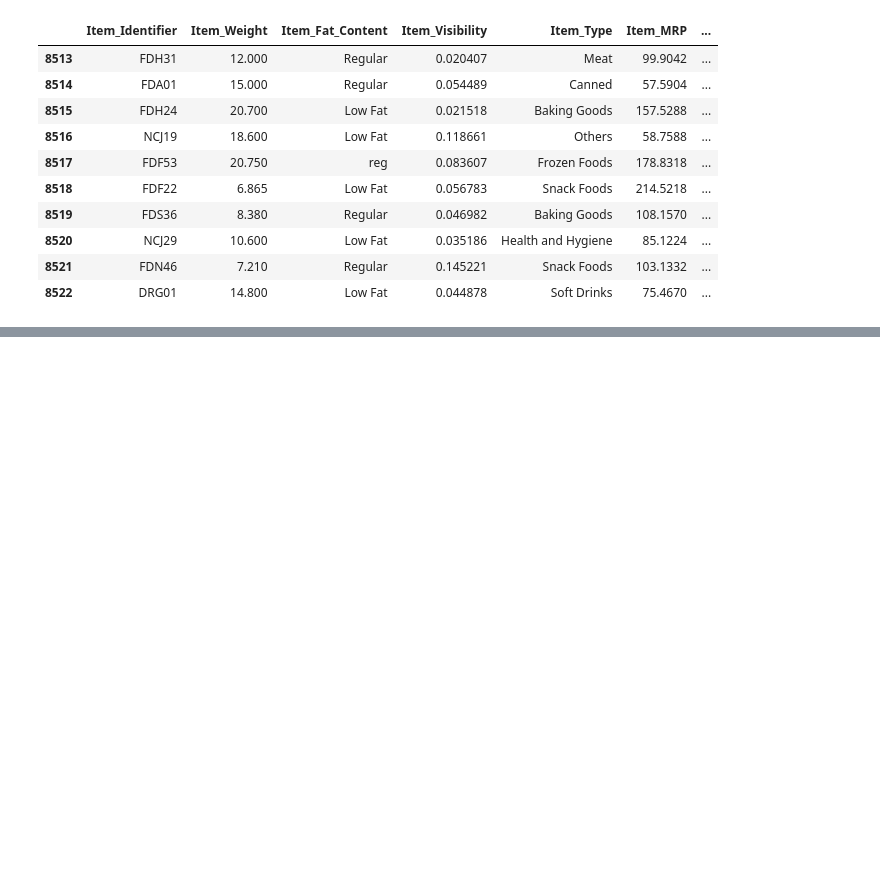
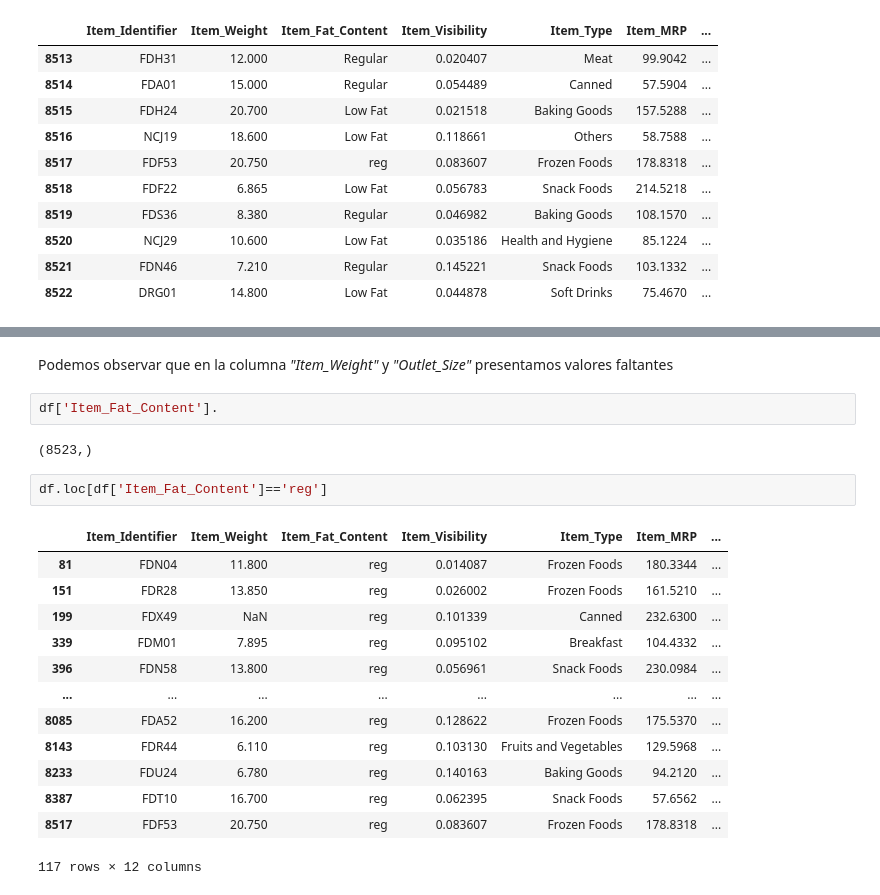
Before and after one commit to Xavialva/Ventas-predicciones, a Jupyter notebook: Limpieza_de_datos.ipynb, the cells around one changed output, grey strips where cells are left out. Saved outputs shown, nothing was run; the diff lists cells and outputs as text; blank space fills up the shorter version.

```diff
--- a/Limpieza_de_datos.ipynb
+++ b/Limpieza_de_datos.ipynb
@@ -60,0 +83,22 @@ df.tail(10)
+# %% [markdown]
+Podemos observar que en la columna *"Item_Weight"* y *"Outlet_Size"* presentamos valores faltantes
+# %%
+df['Item_Fat_Content'].
+# %% [output]
+(8523,)
+# %%
+df.loc[df['Item_Fat_Content']=='reg']
+# %% [output]
+|  | Item_Identifier | Item_Weight | Item_Fat_Content | Item_Visibility | Item_Type | Item_MRP | ... |
+| 81 | FDN04 | 11.800 | reg | 0.014087 | Frozen Foods | 180.3344 | ... |
+| 151 | FDR28 | 13.850 | reg | 0.026002 | Frozen Foods | 161.5210 | ... |
+| 199 | FDX49 | NaN | reg | 0.101339 | Canned | 232.6300 | ... |
+| 339 | FDM01 | 7.895 | reg | 0.095102 | Breakfast | 104.4332 | ... |
+| 396 | FDN58 | 13.800 | reg | 0.056961 | Snack Foods | 230.0984 | ... |
+| ... | ... | ... | ... | ... | ... | ... | ... |
+| 8085 | FDA52 | 16.200 | reg | 0.128622 | Frozen Foods | 175.5370 | ... |
+| 8143 | FDR44 | 6.110 | reg | 0.103130 | Fruits and Vegetables | 129.5968 | ... |
+| 8233 | FDU24 | 6.780 | reg | 0.140163 | Baking Goods | 94.2120 | ... |
+| 8387 | FDT10 | 16.700 | reg | 0.062395 | Snack Foods | 57.6562 | ... |
+| 8517 | FDF53 | 20.750 | reg | 0.083607 | Frozen Foods | 178.8318 | ... |
+117 rows × 12 columns
```
Also changed, not shown: parts of 5 cells of this notebook.
